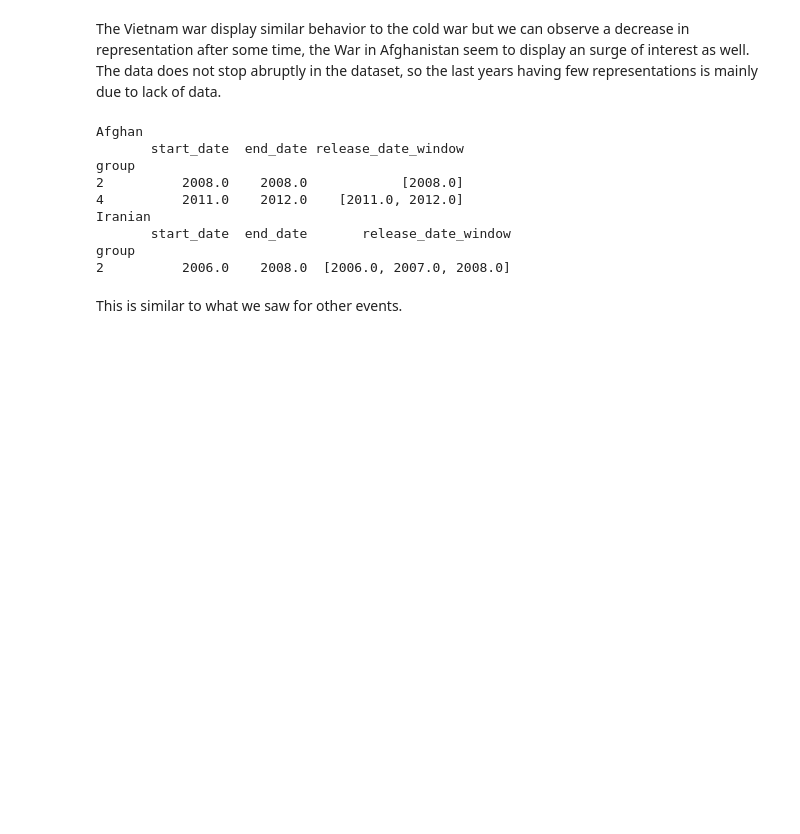
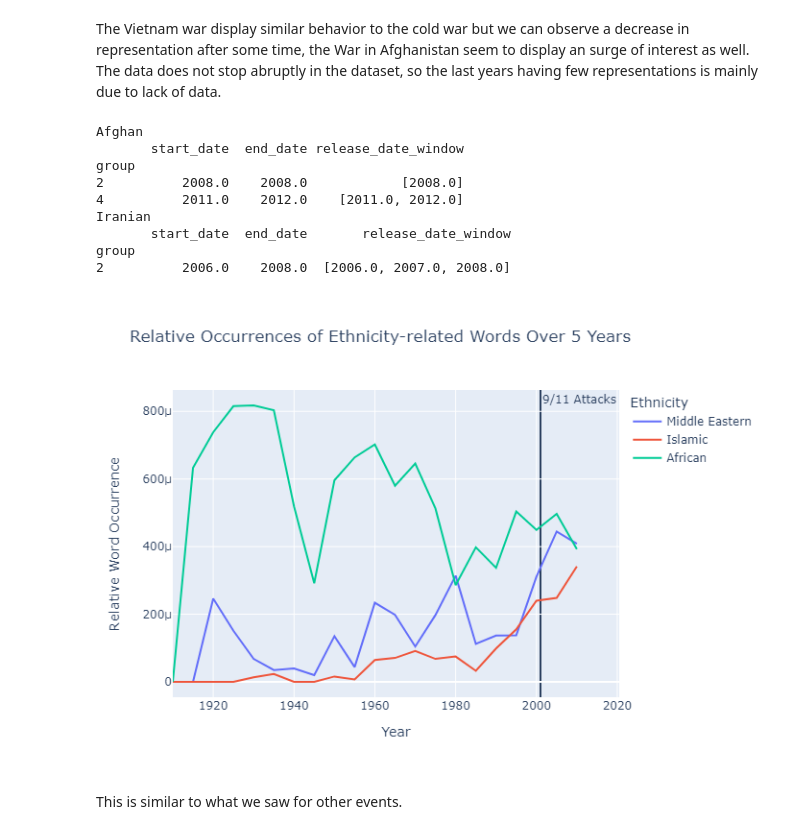
Before and after one commit to epfl-ada/ada-2023-project-padawans, a Jupyter notebook: Q3.ipynb, the cells around one changed output. Saved outputs shown, nothing was run; the diff lists cells and outputs as text; code cells hidden in the pictures; blank space fills up the shorter version.

```diff
--- a/Q3.ipynb
+++ b/Q3.ipynb
@@ -387,7 +468,9 @@ group
 2          2006.0    2008.0  [2006.0, 2007.0, 2008.0]
 # %%
 ethnicities=["Middle Eastern",'Islamic','African']
-plot_relative_occurrences(df_sum, ethmerged, ethnicities, 5, [('2001', '2001', '9/11 Attacks')])
+plot_relative_occurrences(df_sum, ethmerged, ethnicities, 5, [('2001', '2001', '9/11 Attacks')]).show(renderer="png")
+# %% [output]
+[figure, added]
 # %% [markdown]
 This is similar to what we saw for other events.
 # %% [markdown]
```
Also changed, not shown: parts of 19 cells of this notebook.
